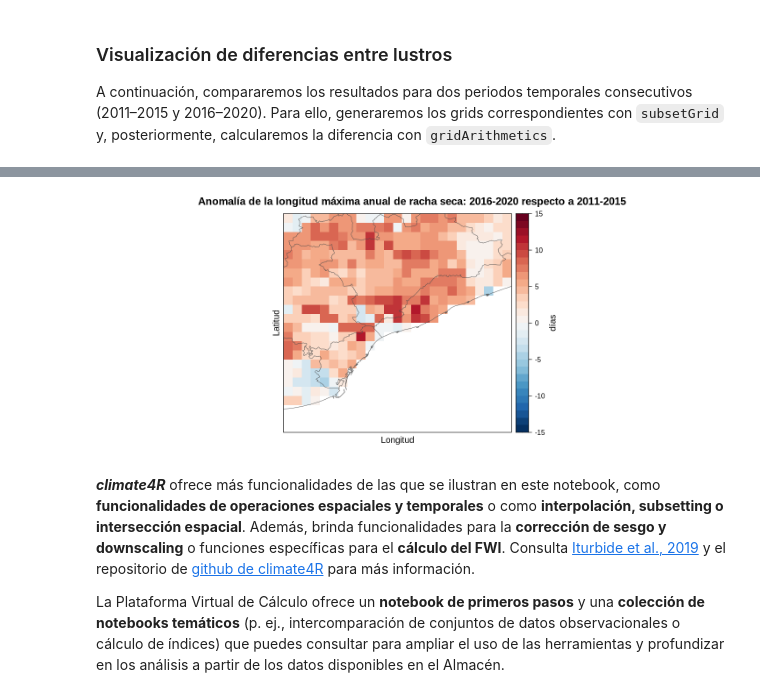
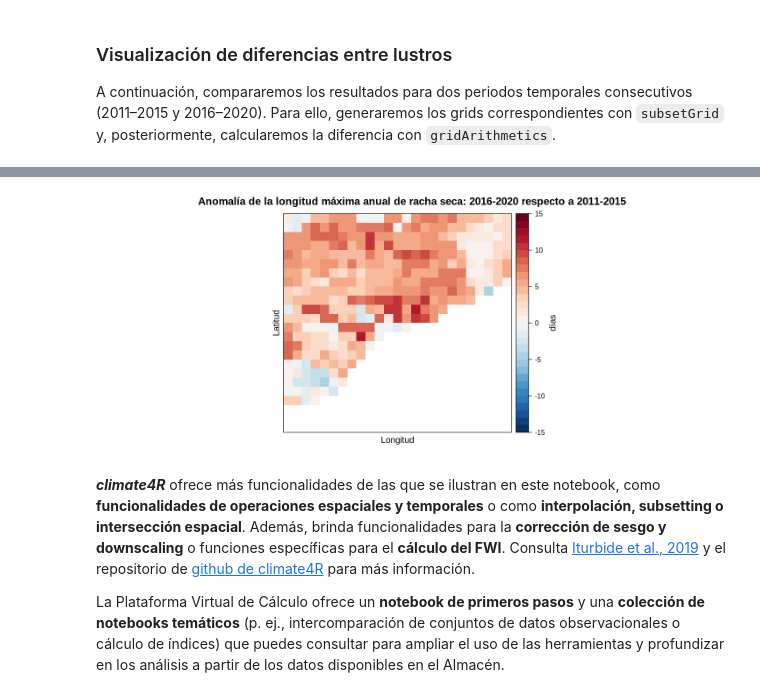
Before and after one commit to SantanderMetGroup/PTI-Clima-Datalab, a Jupyter notebook: Notebooks/R/calculo_indices_CDD_R.ipynb, the cells around one changed output, grey strips where cells are left out. Cells and saved outputs as stored; diff of their text form; code cells hidden in the pictures.

```diff
--- a/Notebooks/R/calculo_indices_CDD_R.ipynb
+++ b/Notebooks/R/calculo_indices_CDD_R.ipynb
@@ -414,20 +320,19 @@ cdd.anom <- gridArithmetics(climatology(cdd.2016.2020), climatology(cdd.2011.201
 # %%
 spatialPlot(cdd.anom,
             at = seq(-15, 15, 1),
             set.max = 15,
             set.min = -15,
             main = "Anomalía de la longitud máxima anual de racha seca: 2016-2020 respecto a 2011-2015",
             color.theme = "RdBu",
             rev.colors = TRUE,
             colorkey = list(space = "right",
                             title = list("días", cex = 1)
                            ),
-            sp.layout = map_layout,
             xlab = "Longitud",
             ylab = "Latitud"
            )
 # %% [output]
-[figure, old version]
+[figure, new version]
 # %% [markdown]
 ***climate4R*** ofrece más funcionalidades de las que se ilustran en este notebook, como **funcionalidades de operaciones espaciales y temporales** o como **interpolación, subsetting o intersección espacial**. Además, brinda funcionalidades para la **corrección de sesgo y downscaling** o funciones específicas para el **cálculo del FWI**. Consulta [Iturbide et al., 2019](https://www.sciencedirect.com/science/article/pii/S1364815218303049?via%3Dihub) y el repositorio de [github de climate4R](https://github.com/SantanderMetGroup/climate4R) para más información.
 
```
Also changed, not shown: parts of 11 cells of this notebook.
